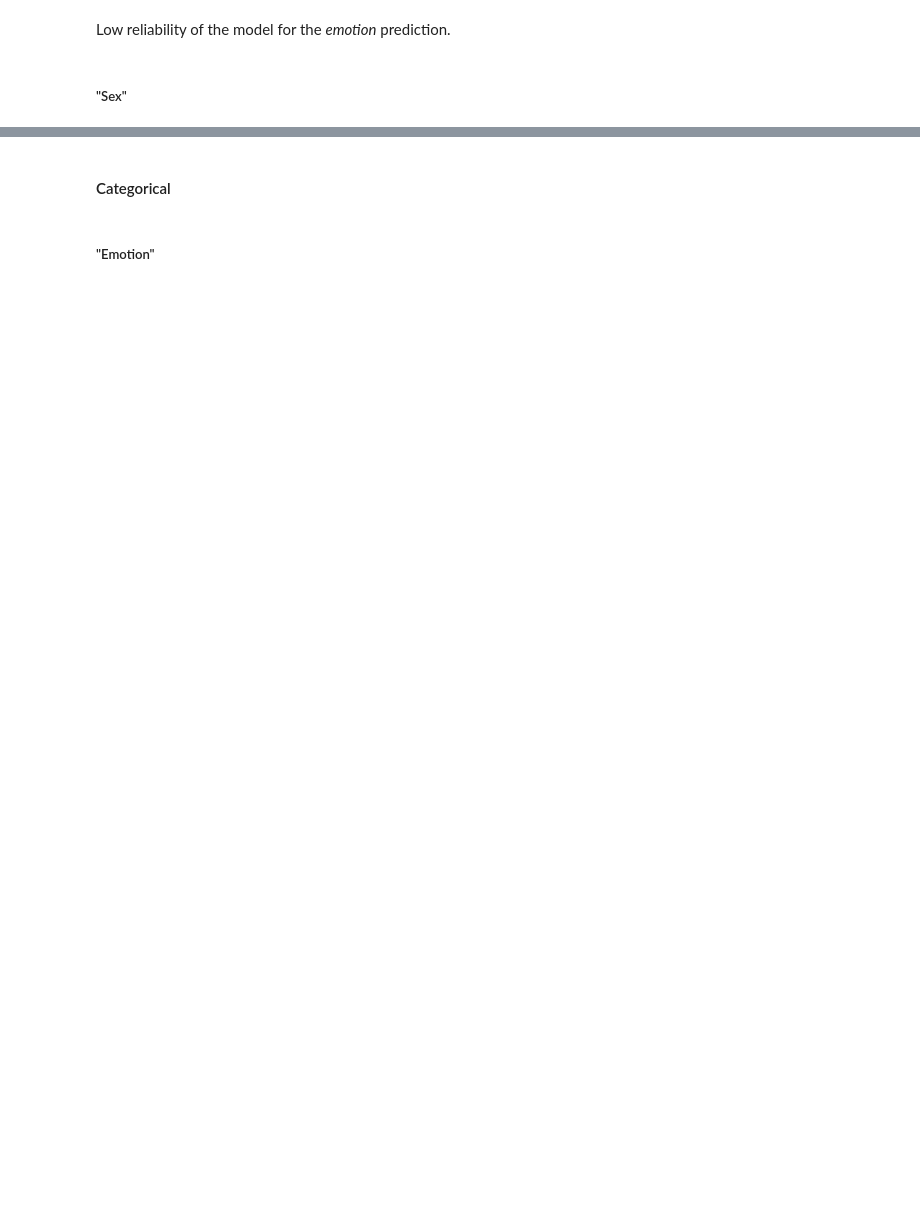
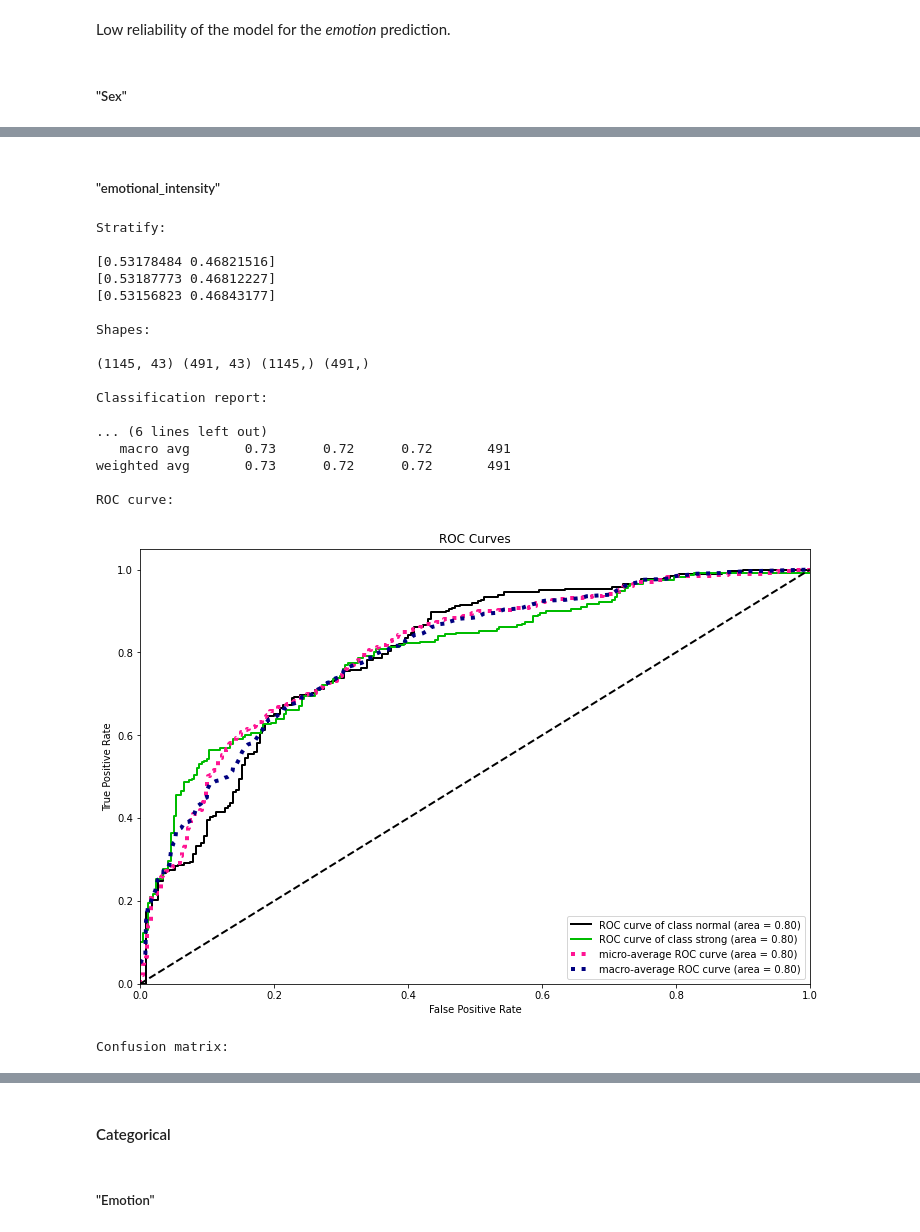
Before and after one commit to Claudio-95/DM22-23, a Jupyter notebook: Project_2nd part.ipynb, the cells around one changed output, grey strips where cells are left out. Cells and saved outputs as stored; diff of their text form; code cells hidden in the pictures; blank space fills up the shorter version.

```diff
--- a/Project_2nd part.ipynb
+++ b/Project_2nd part.ipynb
@@ -165,0 +166,25 @@ ValueError: y should be a 1d array, got an array of shape (114, 2) instead.
+# %% [markdown]
+##### "emotional_intensity"
+# %%
+var_pred = "emotional_intensity" # <--- this is the variable prediction parameter
+naive_bayes(df, var_pred)
+# %% [output]
+Stratify:
+
+[0.53178484 0.46821516]
+[0.53187773 0.46812227]
+[0.53156823 0.46843177]
+
+Shapes:
+
+(1145, 43) (491, 43) (1145,) (491,)
+
+Classification report:
+
+... (6 lines left out)
+   macro avg       0.73      0.72      0.72       491
+weighted avg       0.73      0.72      0.72       491
+
+ROC curve:
+[figure, added]
+Confusion matrix:
```
Also changed, not shown: parts of 19 cells of this notebook.
